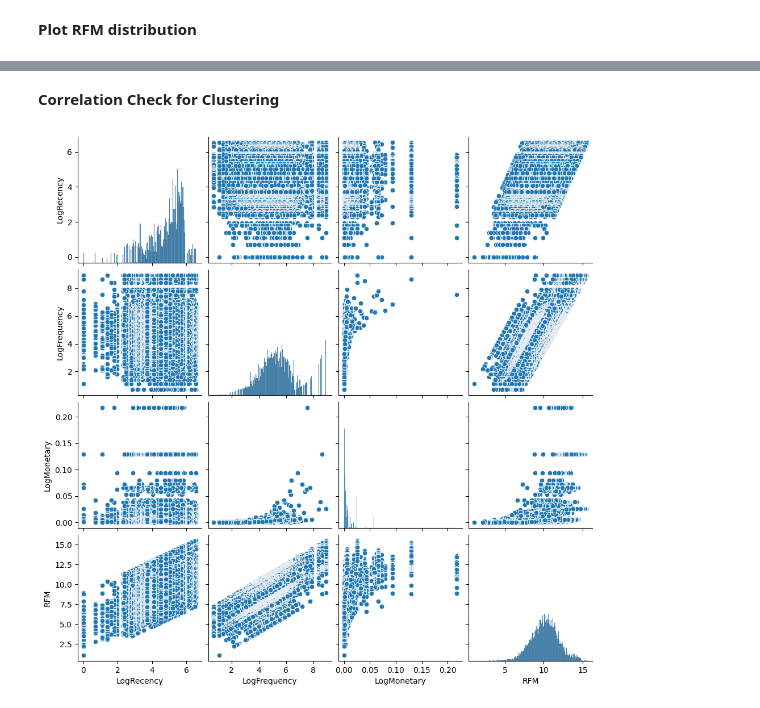
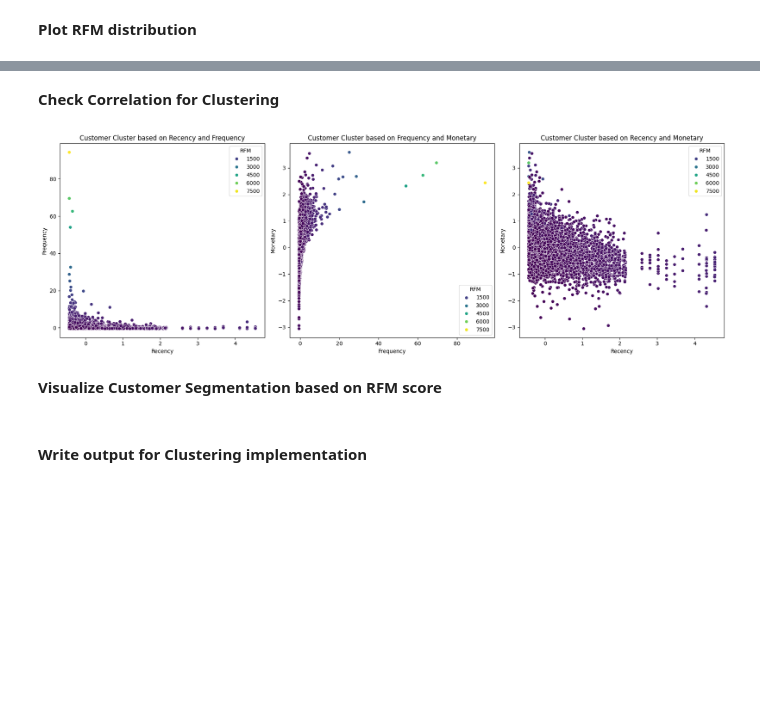
Before and after one commit to jagadeesh-usd/online-retail-customer-segmentation, a Jupyter notebook: notebooks/03_rfm_analysis_kmeans.ipynb, the cells around one changed output, grey strips where cells are left out. Saved outputs shown, nothing was run; the diff lists cells and outputs as text; code cells hidden in the pictures; blank space fills up the shorter version.

```diff
--- a/notebooks/03_rfm_analysis_kmeans.ipynb
+++ b/notebooks/03_rfm_analysis_kmeans.ipynb
@@ -150,7 +200,29 @@ plt.show()
 # %% [markdown]
-**Correlation Check for Clustering**
+**Check Correlation for Clustering**
-# %%
-sns.pairplot(rfm_df[['LogRecency', 'LogFrequency', 'LogMonetary', 'RFM']])
-plt.show()
-# %% [output]
-[figure, removed]
+# %%
+fig, axes = plt.subplots(1, 3, figsize=(18, 6))  # 1 row, 3 columns
+
+# Scatter plot for Recency vs Frequency
+sns.scatterplot(x='XformRecency', y='XformFrequency', hue='RFM', data=rfm_df, palette='viridis', ax=axes[0])
+axes[0].set_title('Customer Cluster based on Recency and Frequency')
+axes[0].set_xlabel('Recency')
+axes[0].set_ylabel('Frequency')
+
+# Scatter plot for Frequency vs Monetary
+sns.scatterplot(x='XformFrequency', y='XformMonetary', hue='RFM', data=rfm_df, palette='viridis', ax=axes[1])
+axes[1].set_title('Customer Cluster based on Frequency and Monetary')
+axes[1].set_xlabel('Frequency')
+axes[1].set_ylabel('Monetary')
+
+# Scatter plot for Recency vs Monetary
+sns.scatterplot(x='XformRecency', y='XformMonetary', hue='RFM', data=rfm_df, palette='viridis', ax=axes[2])
+axes[2].set_title('Customer Cluster based on Recency and Monetary')
+axes[2].set_xlabel('Recency')
+axes[2].set_ylabel('Monetary')
+
+plt.tight_layout()
+plt.show()
+# %% [output]
+[figure, added]
+# %% [markdown]
+**Visualize Customer Segmentation based on RFM score**
@@ -157,2 +251,4 @@ plt.show()
+# %% [markdown]
+#### **Write output for Clustering implementation**
 # %%
 rfm_df.to_csv('../resources/data/output/online_retail_rfm_kmeans.csv', index=False)
```
Also changed, not shown: parts of 23 cells of this notebook, 13 other files.
